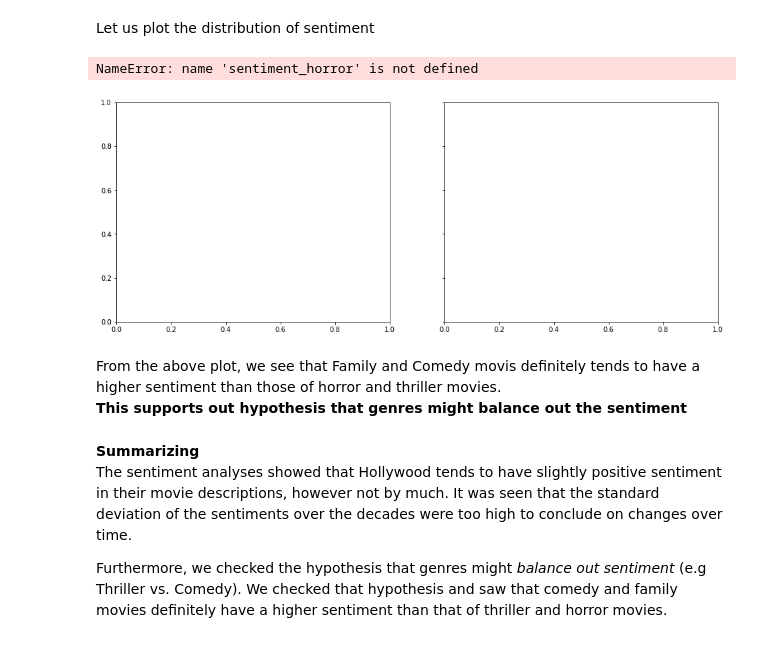
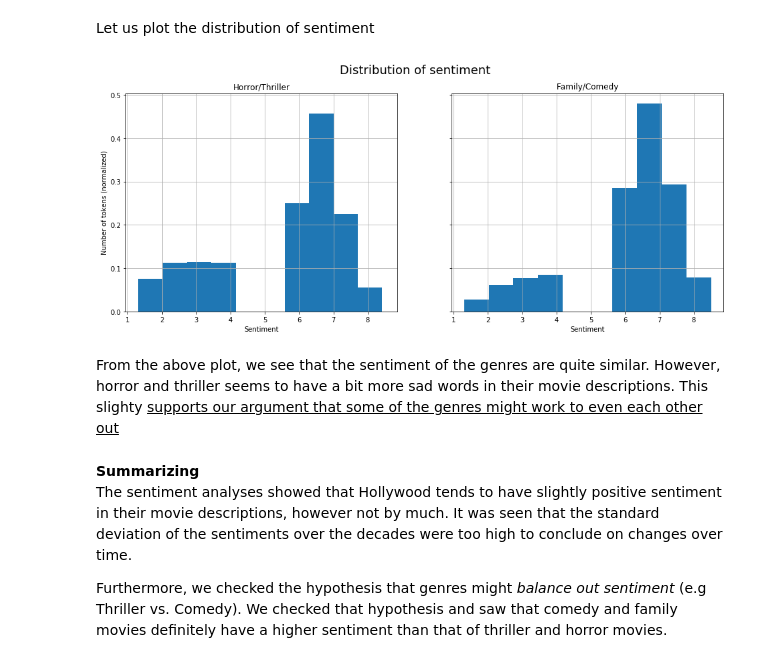
Before and after one commit to GSHDK/Social-Graphs-and-Interactions, a Jupyter notebook: Project assignment B.ipynb, the cells around one changed output. Drawn from its saved outputs; the diff is of its cells as text; code cells hidden in the pictures.

```diff
--- a/Project assignment B.ipynb
+++ b/Project assignment B.ipynb
@@ -1212,26 +1188,25 @@ Let us plot the distribution of sentiment
 # %%
 fig, ax = plt.subplots(ncols = 2, figsize = (16,6), sharex = True, sharey = True)
 
 
 ax[0].hist(sentiment_horror, normed=1)
 ax[1].hist(sentiment_family, normed=1)
 ax[0].set_title('Horror/Thriller')
 ax[1].set_title('Family/Comedy')
 
-ax[0].set_ylabel('Number of tokens')
+ax[0].set_ylabel('Number of tokens (normalized)')
 ax[0].set_xlabel('Sentiment')
 ax[1].set_xlabel('Sentiment')
 
 ax[0].grid(True)
 ax[1].grid(True)
 
 plt.suptitle('Distribution of sentiment', fontsize = 18)
 plt.show()
 # %% [output]
-NameError: name 'sentiment_horror' is not defined
-[figure, old version]
+[figure, new version]
-# %% [markdown]
-From the above plot, we see that Family and Comedy movis definitely tends to have a higher sentiment than those of horror and thriller movies. <br> <b> This supports out hypothesis that genres might balance out the sentiment </b>
+# %% [markdown]
+From the above plot, we see that the sentiment of the genres are quite similar. However, horror and thriller seems to have a bit more sad words in their movie descriptions. This slighty <u> supports our argument that some of the genres might work to even each other out </u>
 # %% [markdown]
 **Summarizing** <br>
 The sentiment analyses showed that Hollywood tends to have slightly positive sentiment in their movie descriptions, however not by much. It was seen that the standard deviation of the sentiments over the decades were too high to conclude on changes over time. <br>
```
Also changed, not shown: parts of 27 cells of this notebook.
